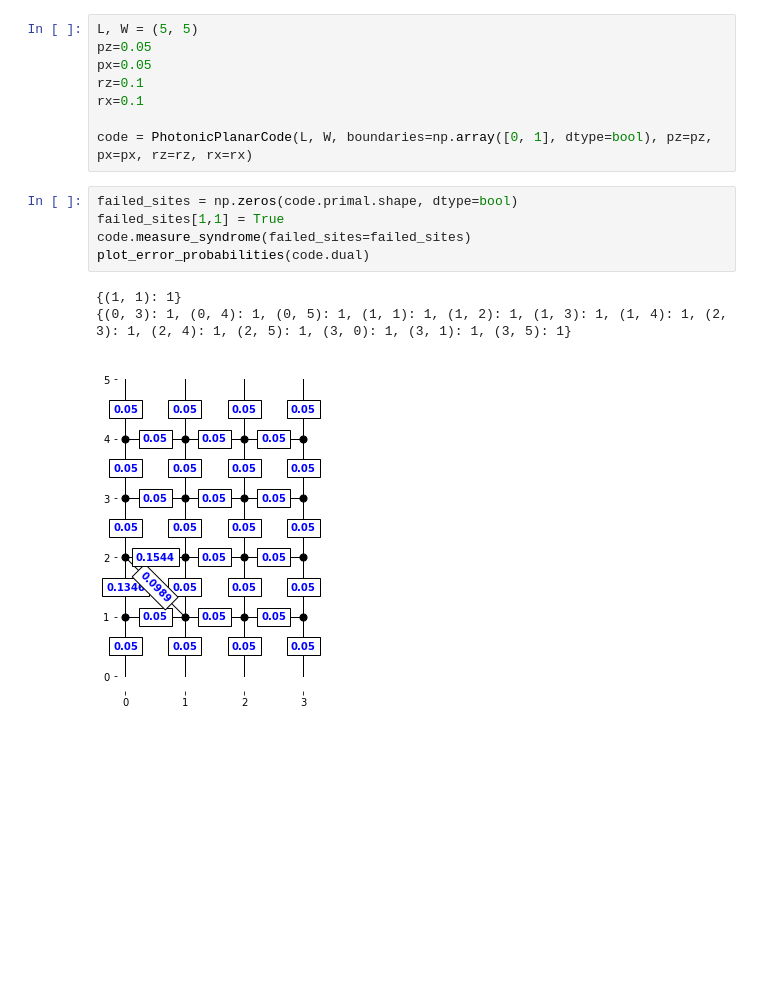
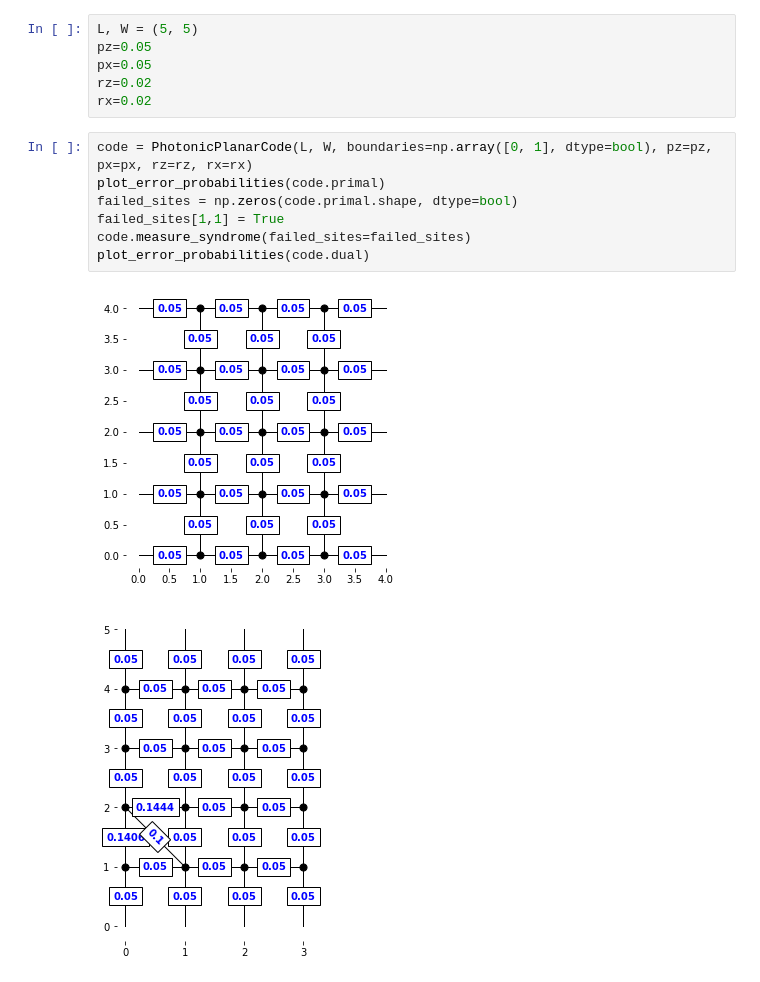
Before and after one commit to JulianZDing/PlanarCode, a Jupyter notebook: Photonic Planar Code Testing.ipynb, the cells around one changed output. Saved outputs shown, nothing was run; the diff lists cells and outputs as text; blank space fills up the shorter version.

Commit message:
Fix photonic error model and add phase transition finder

```diff
--- a/Photonic Planar Code Testing.ipynb
+++ b/Photonic Planar Code Testing.ipynb
@@ -6,18 +19,17 @@ from visualization import *
 L, W = (5, 5)
 pz=0.05
 px=0.05
-rz=0.1
-rx=0.1
-
-code = PhotonicPlanarCode(L, W, boundaries=np.array([0, 1], dtype=bool), pz=pz, px=px, rz=rz, rx=rx)
+rz=0.02
+rx=0.02
 # %%
+code = PhotonicPlanarCode(L, W, boundaries=np.array([0, 1], dtype=bool), pz=pz, px=px, rz=rz, rx=rx)
+plot_error_probabilities(code.primal)
 failed_sites = np.zeros(code.primal.shape, dtype=bool)
 failed_sites[1,1] = True
 code.measure_syndrome(failed_sites=failed_sites)
 plot_error_probabilities(code.dual)
 # %% [output]
-{(1, 1): 1}
-{(0, 3): 1, (0, 4): 1, (0, 5): 1, (1, 1): 1, (1, 2): 1, (1, 3): 1, (1, 4): 1, (2, 3): 1, (2, 4): 1, (2, 5): 1, (3, 0): 1, (3, 1): 1, (3, 5): 1}
-[figure, old version]
+[figure, new version]
+[figure, added]
 # %%
 code.reset()
```
Also changed, not shown: parts of 11 cells of this notebook, 9 other files.
